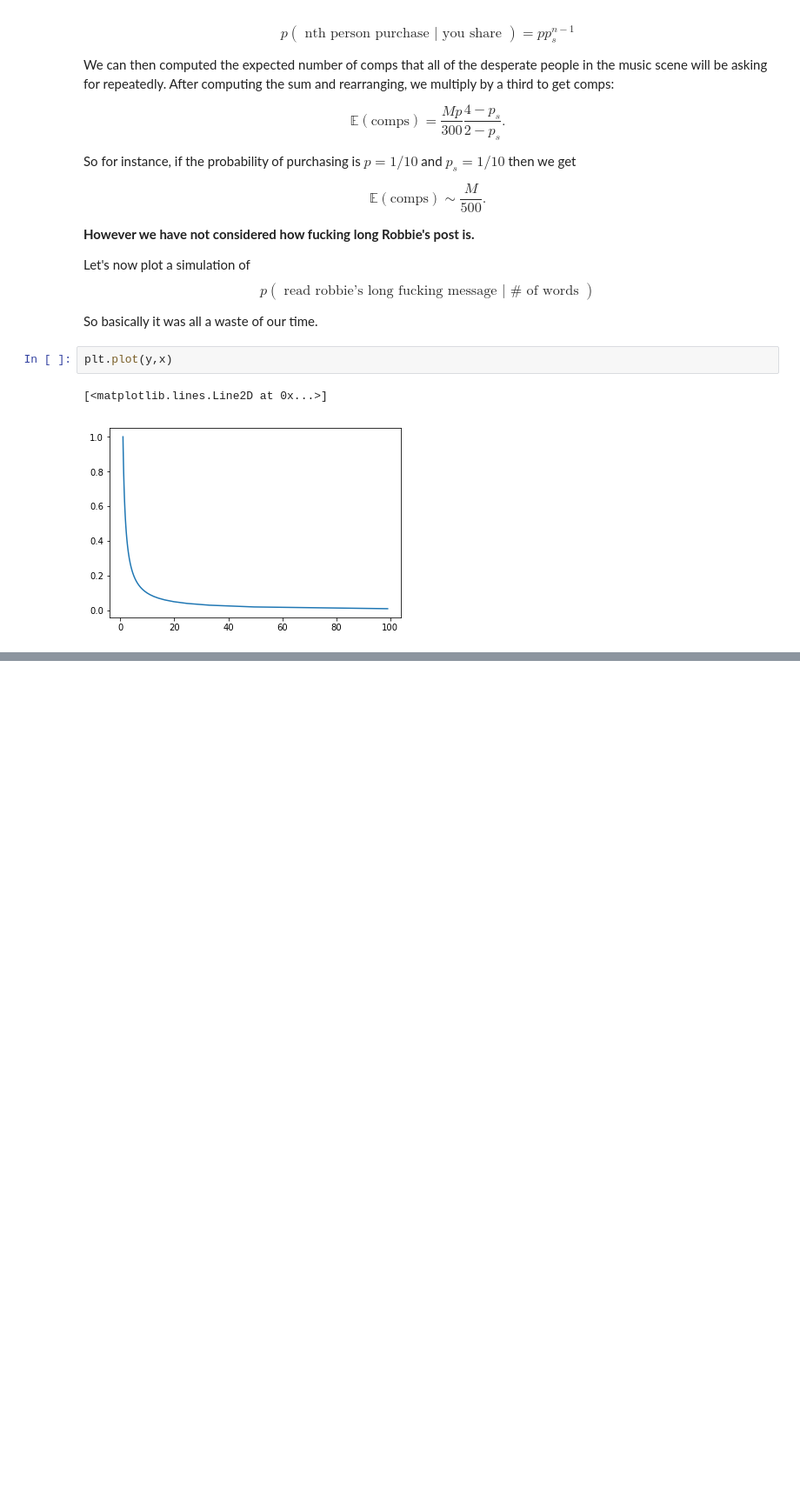
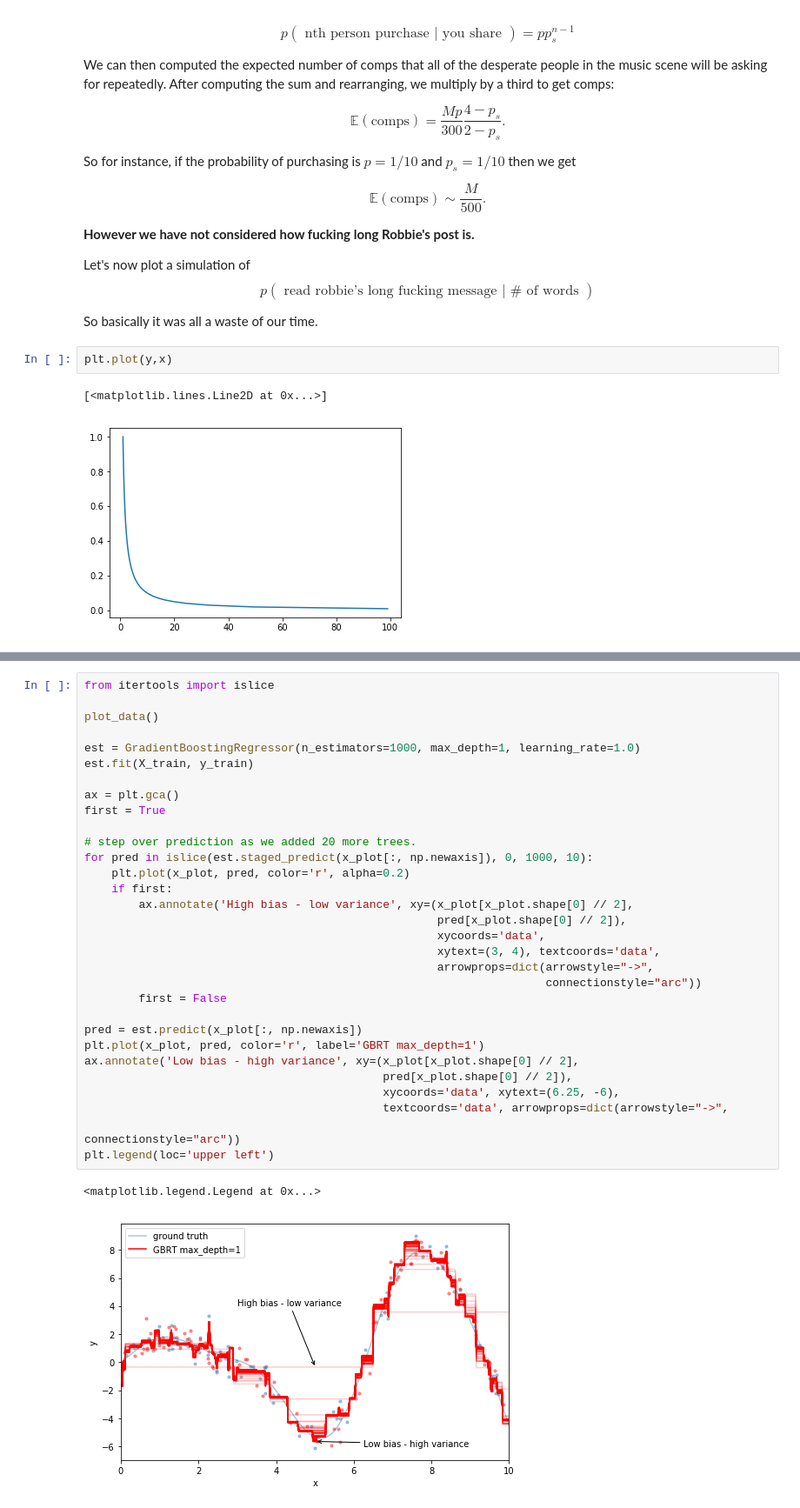
Before and after one commit to doriang102/doriang102.github.io, a Jupyter notebook: notebooks/Classification in Python.ipynb, the cells around one changed output, grey strips where cells are left out. Shown at 87% size. Drawn from its saved outputs; the diff is of its cells as text; blank space fills up the shorter version.

```diff
--- a/notebooks/Classification in Python.ipynb
+++ b/notebooks/Classification in Python.ipynb
@@ -460,0 +553,34 @@ plt.plot(y,x)
+# %%
+from itertools import islice
+
+plot_data()
+
+est = GradientBoostingRegressor(n_estimators=1000, max_depth=1, learning_rate=1.0)
+est.fit(X_train, y_train)
+
+ax = plt.gca()
+first = True
+
+# step over prediction as we added 20 more trees.
+for pred in islice(est.staged_predict(x_plot[:, np.newaxis]), 0, 1000, 10):
+    plt.plot(x_plot, pred, color='r', alpha=0.2)
+    if first:
+        ax.annotate('High bias - low variance', xy=(x_plot[x_plot.shape[0] // 2],
+                                                    pred[x_plot.shape[0] // 2]),
+                                                    xycoords='data',
+                                                    xytext=(3, 4), textcoords='data',
+                                                    arrowprops=dict(arrowstyle="->",
+                                                                    connectionstyle="arc"))
+        first = False
+
+pred = est.predict(x_plot[:, np.newaxis])
+plt.plot(x_plot, pred, color='r', label='GBRT max_depth=1')
+ax.annotate('Low bias - high variance', xy=(x_plot[x_plot.shape[0] // 2],
+                                            pred[x_plot.shape[0] // 2]),
+                                            xycoords='data', xytext=(6.25, -6),
+                                            textcoords='data', arrowprops=dict(arrowstyle="->",
+                                                                               connectionstyle="arc"))
+plt.legend(loc='upper left')
+# %% [output]
+<matplotlib.legend.Legend at 0x...>
+[figure, added]
```
Also changed, not shown: parts of 23 cells of this notebook, 1 other file.
